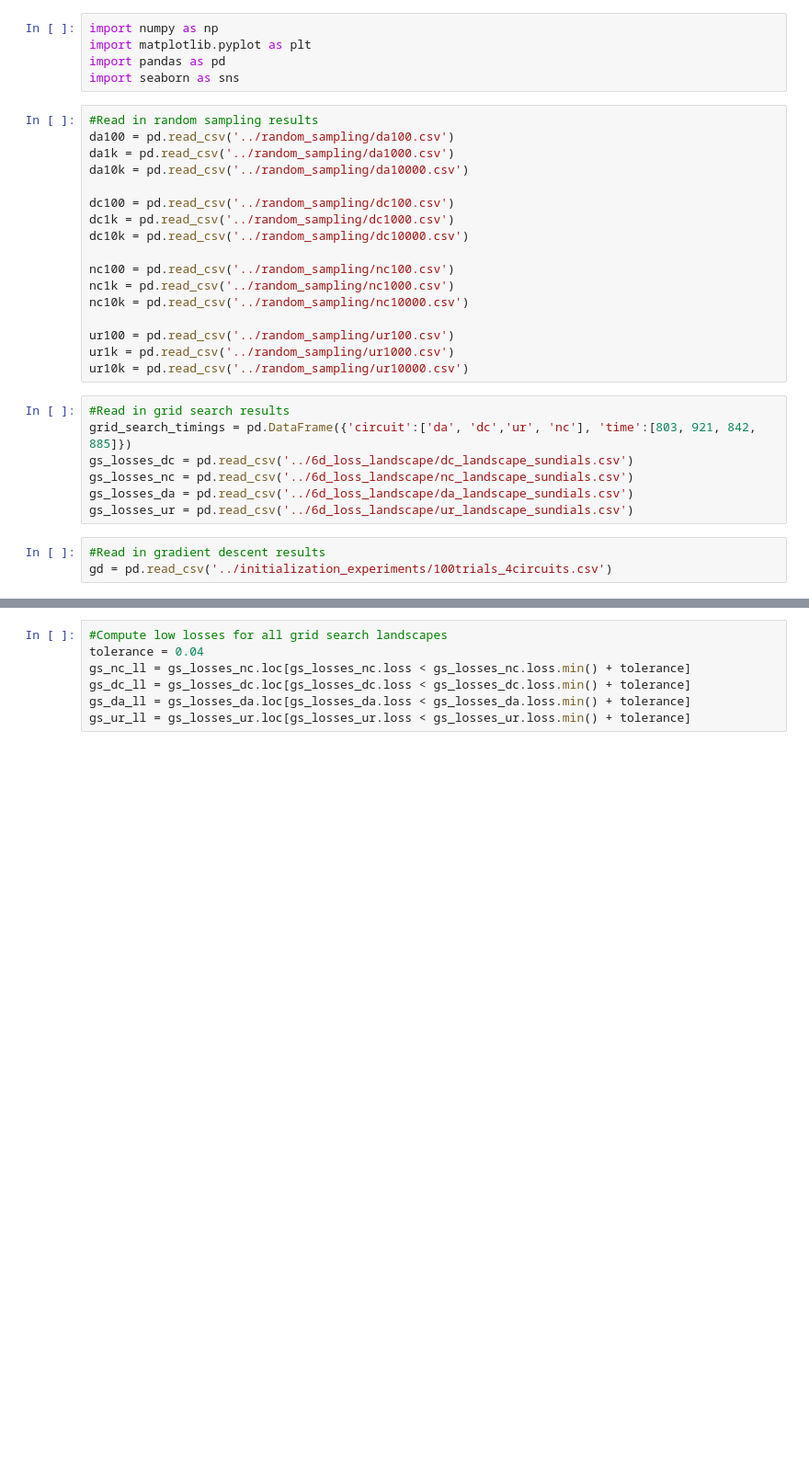
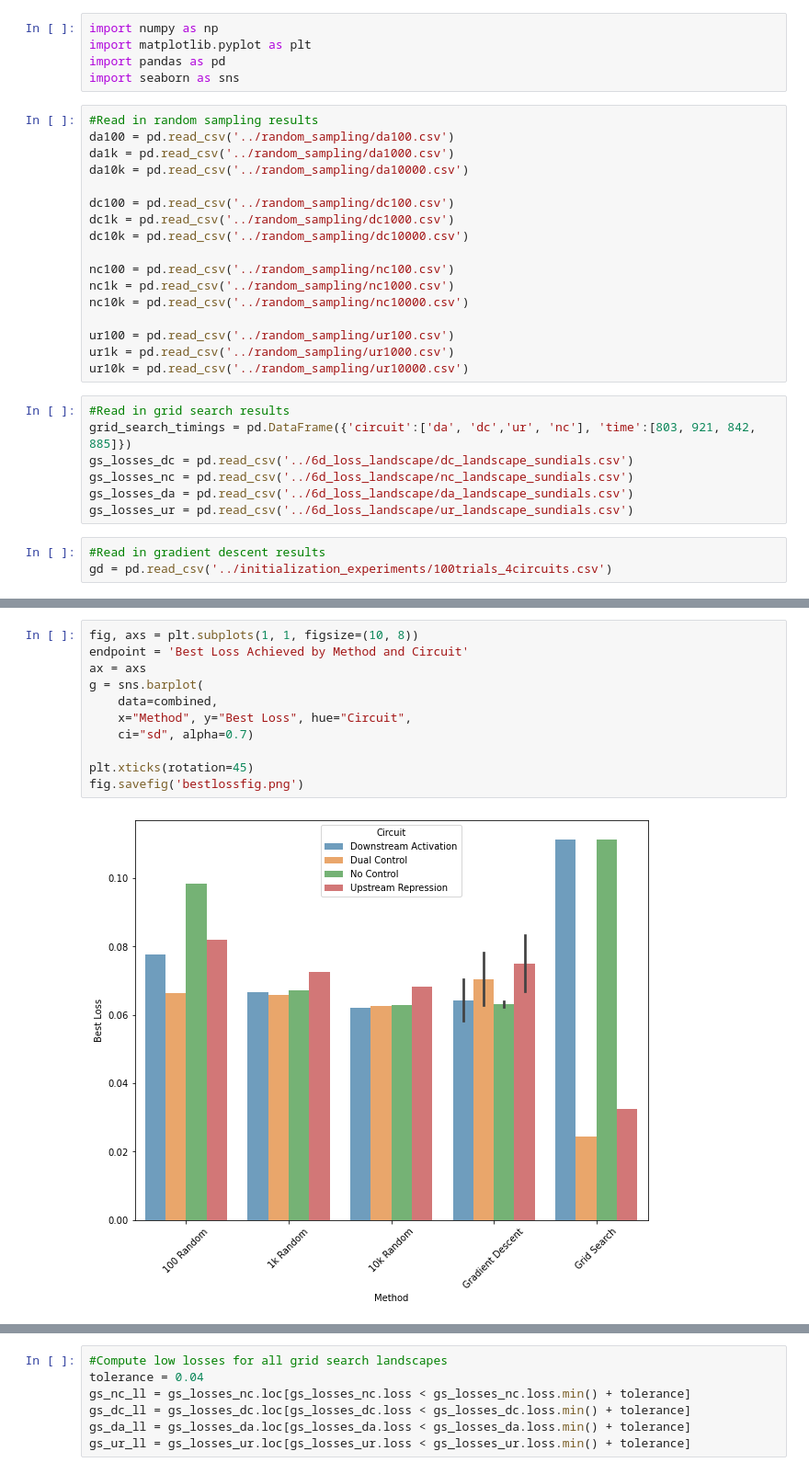
Before and after one commit to cjmerzbacher/msc-thesis, a Jupyter notebook: initialization_experiments/viz_complete_exp.ipynb, the cells around one changed output, grey strips where cells are left out. Shown at 92% size. Drawn from its saved outputs; the diff is of its cells as text; blank space fills up the shorter version.

```diff
--- a/initialization_experiments/viz_complete_exp.ipynb
+++ b/initialization_experiments/viz_complete_exp.ipynb
@@ -108,0 +114,13 @@ Text(0, 0.5, 'Computational Time')
+# %%
+fig, axs = plt.subplots(1, 1, figsize=(10, 8))
+endpoint = 'Best Loss Achieved by Method and Circuit'
+ax = axs
+g = sns.barplot(
+    data=combined,
+    x="Method", y="Best Loss", hue="Circuit",
+    ci="sd", alpha=0.7)
+
+plt.xticks(rotation=45)
+fig.savefig('bestlossfig.png')
+# %% [output]
+[figure, added]
```
Also changed, not shown: parts of 8 cells of this notebook, 10 other files.
